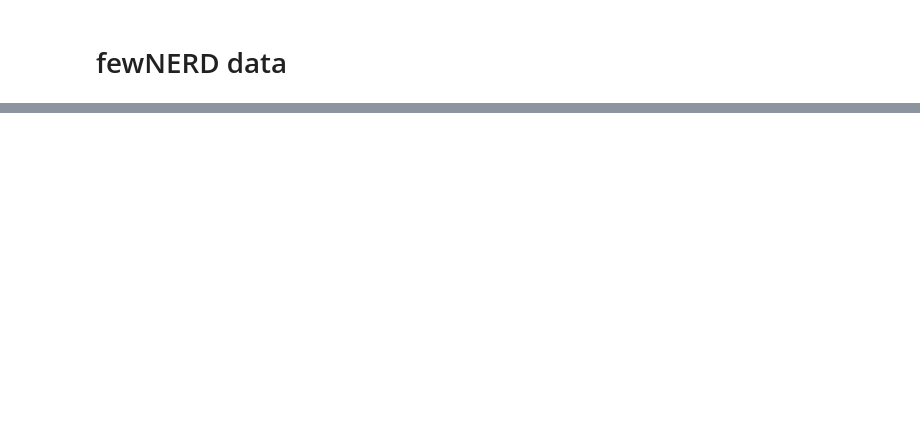
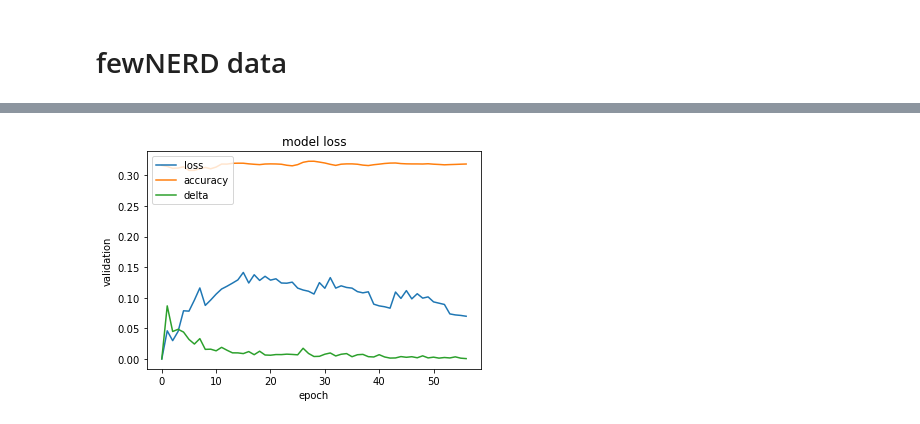
Before and after one commit to wgilpin/auto-ontology, a Jupyter notebook: project.ipynb, the cells around one changed output, grey strips where cells are left out. Saved outputs shown, nothing was run; the diff lists cells and outputs as text; code cells hidden in the pictures; blank space fills up the shorter version.

```diff
--- a/project.ipynb
+++ b/project.ipynb
@@ -375,0 +416,5 @@ Training data created
+# %%
+from data import test_train_split
+
+x, _, y, _ = test_train_split(trg)
+print(f"x: {x.shape}, y: {y.shape}")
@@ -375,0 +423,11 @@ Training data created
+# %%
+from train_DEC import train_DEC
+from metrics import acc
+
+# %%timeit
+dec = train_DEC(x, y)
+update_interval = 30
+y_pred = dec.fit(x, y=y, tol=0.001, maxiter=2e4, batch_size=512,
+    update_interval=update_interval, save_dir='./data')
+
+print('acc:', acc(y, y_pred))
@@ -375,0 +452,15 @@ Training data created
+# %%
+import matplotlib.pyplot as plt
+def plot_loss(history) -> None:
+    plt.plot(history['loss'])
+    plt.plot(history['acc'])
+    plt.plot(history['delta_label'])
+    plt.title('model loss')
+    plt.ylabel('validation')
+    plt.xlabel('epoch')
+    plt.legend(['loss', 'accuracy', 'delta'], loc='upper left')
+    plt.show()
+# %%
+plot_loss(dec.history)
+# %% [output]
+[figure, added]
```
Also changed, not shown: parts of 21 cells of this notebook, 3 other files.
